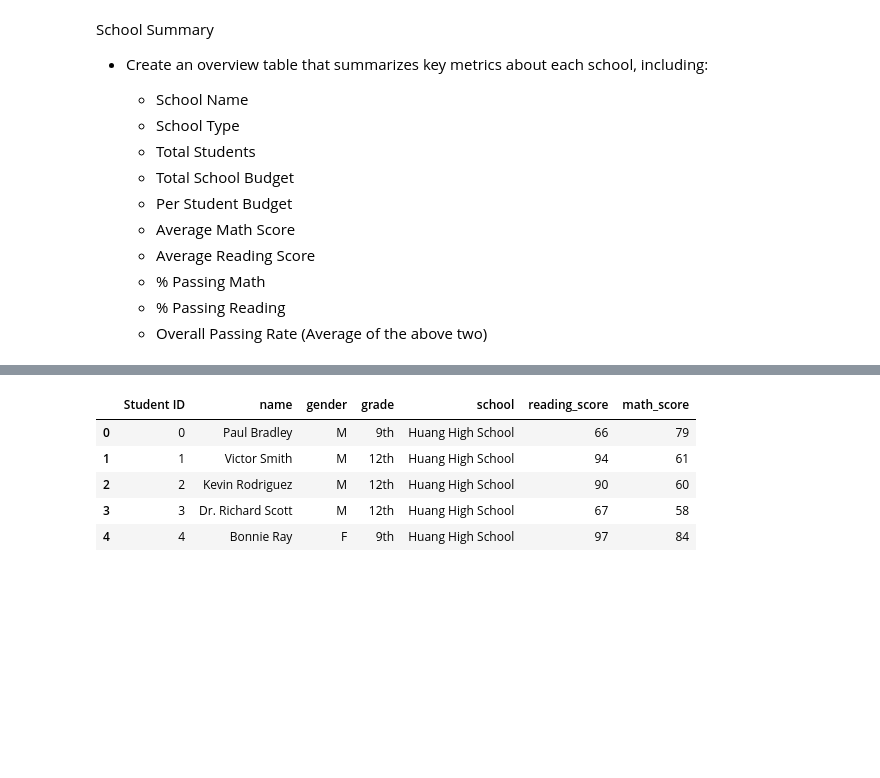
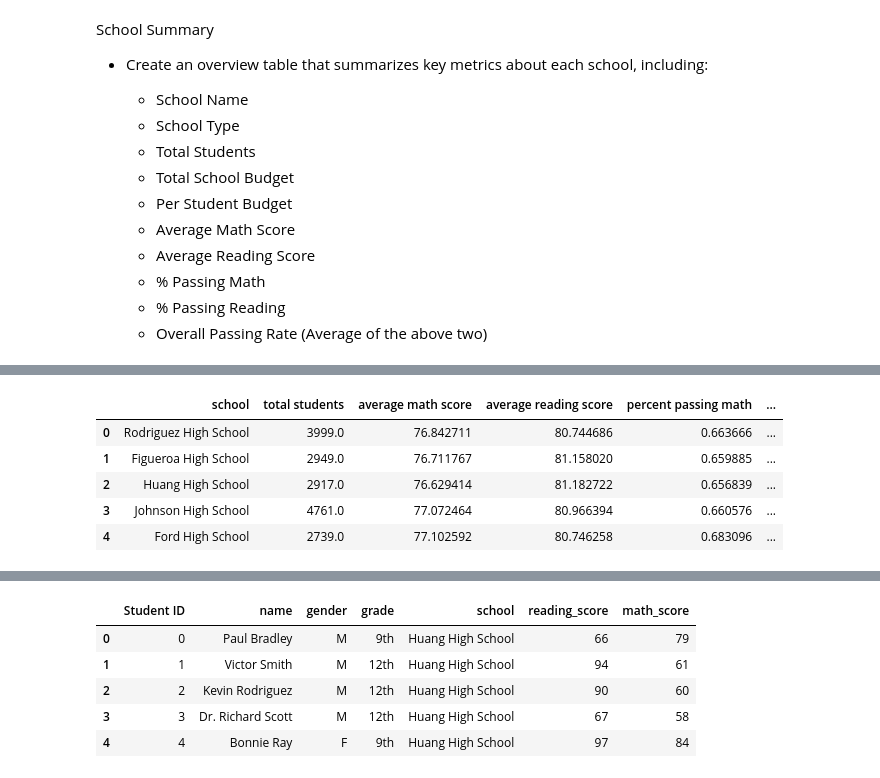
Before and after one commit to coreyclip/Pandas-Box, a Jupyter notebook: AcademyPy.ipynb, the cells around one changed output, grey strips where cells are left out. Saved outputs shown, nothing was run; the diff lists cells and outputs as text; code cells hidden in the pictures; blank space fills up the shorter version.

```diff
--- a/AcademyPy.ipynb
+++ b/AcademyPy.ipynb
@@ -180,0 +236,17 @@ pd.DataFrame([school_total_students, school_avg_math,school_avg_reading, schools
+# %%
+# find the top 5 performing schools based on overall passing rate
+
+bottom_5_index = school_stats["overall passing rate"].sort_values(ascending=True)[:5].index
+bottom_5_stats = school_stats.loc[bottom_5_index,:].reset_index()
+# select the top 5 out of the school stats and merge them with the main school stats table
+bottom_5 = pd.merge(bottom_5_stats, schools.rename(columns={'name':'school'}),how='inner', on='school')
+#calculate budget per student
+bottom_5['per student budget'] = bottom_5['budget'] / bottom_5['total students']
+bottom_5.drop(['School ID', 'size'], axis=1)
+# %% [output]
+|  | school | total students | average math score | average reading score | percent passing math | ... |
+| 0 | Rodriguez High School | 3999.0 | 76.842711 | 80.744686 | 0.663666 | ... |
+| 1 | Figueroa High School | 2949.0 | 76.711767 | 81.158020 | 0.659885 | ... |
+| 2 | Huang High School | 2917.0 | 76.629414 | 81.182722 | 0.656839 | ... |
+| 3 | Johnson High School | 4761.0 | 77.072464 | 80.966394 | 0.660576 | ... |
+| 4 | Ford High School | 2739.0 | 77.102592 | 80.746258 | 0.683096 | ... |
```
Also changed, not shown: parts of 13 cells of this notebook.
